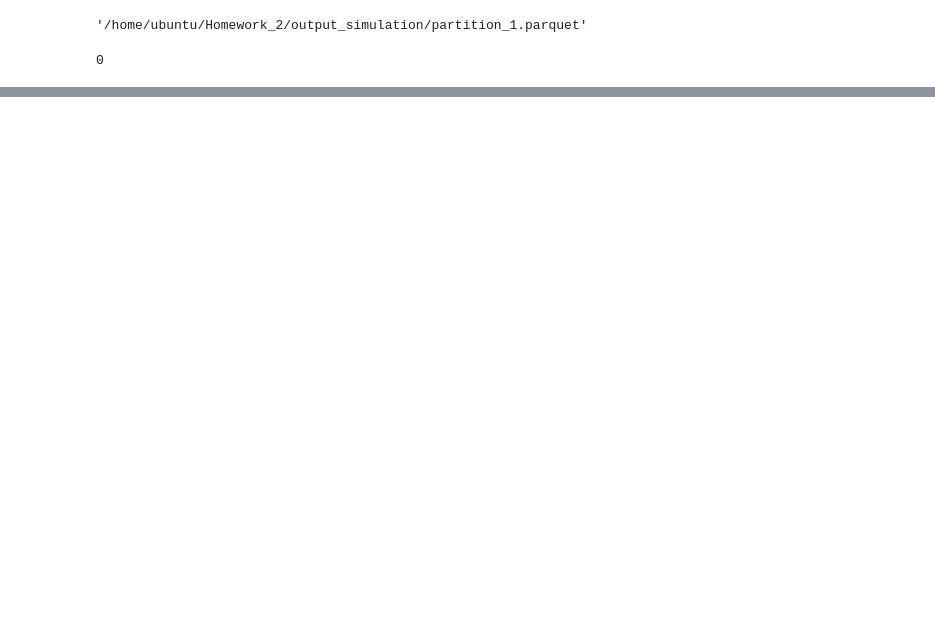
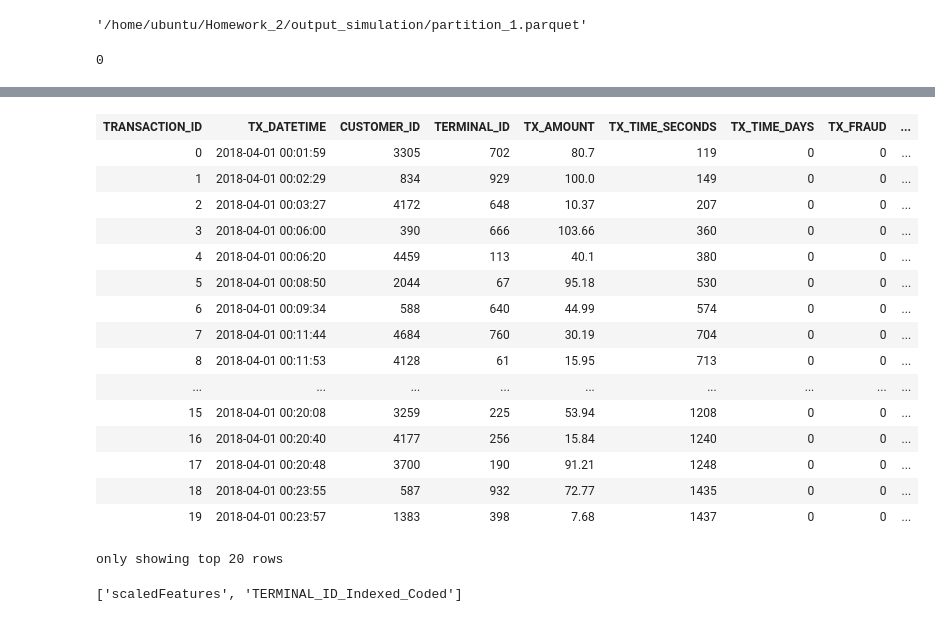
Before and after one commit to dimaioksha/fraud-detection-ml, a Jupyter notebook: Homework_2/Homework_2.ipynb, the cells around one changed output, grey strips where cells are left out. Drawn from its saved outputs; the diff is of its cells as text; code cells hidden in the pictures; blank space fills up the shorter version.

```diff
--- a/Homework_2/Homework_2.ipynb
+++ b/Homework_2/Homework_2.ipynb
@@ -552,0 +755,31 @@ df = spark.read.format("parquet").load(f"{file_name}")
+# %%
+from pyspark.ml.feature import OneHotEncoder
+
+catColumns = list(map(lambda x: x + "_Coded", stringColumnsIndexed))
+
+encoder = OneHotEncoder()\
+                    .setInputCols(stringColumnsIndexed)\
+                    .setOutputCols(catColumns)
+
+
+encoded = encoder.fit(indexed).transform(indexed)
+# %%
+encoded
+# %% [output]
+| TRANSACTION_ID | TX_DATETIME | CUSTOMER_ID | TERMINAL_ID | TX_AMOUNT | TX_TIME_SECONDS | TX_TIME_DAYS | TX_FRAUD | ... |
+| 0 | 2018-04-01 00:01:59 | 3305 | 702 | 80.7 | 119 | 0 | 0 | ... |
+| 1 | 2018-04-01 00:02:29 | 834 | 929 | 100.0 | 149 | 0 | 0 | ... |
+| 2 | 2018-04-01 00:03:27 | 4172 | 648 | 10.37 | 207 | 0 | 0 | ... |
+| 3 | 2018-04-01 00:06:00 | 390 | 666 | 103.66 | 360 | 0 | 0 | ... |
+| 4 | 2018-04-01 00:06:20 | 4459 | 113 | 40.1 | 380 | 0 | 0 | ... |
+| 5 | 2018-04-01 00:08:50 | 2044 | 67 | 95.18 | 530 | 0 | 0 | ... |
+| 6 | 2018-04-01 00:09:34 | 588 | 640 | 44.99 | 574 | 0 | 0 | ... |
+| 7 | 2018-04-01 00:11:44 | 4684 | 760 | 30.19 | 704 | 0 | 0 | ... |
+| 8 | 2018-04-01 00:11:53 | 4128 | 61 | 15.95 | 713 | 0 | 0 | ... |
+| ... | ... | ... | ... | ... | ... | ... | ... | ... |
+| 15 | 2018-04-01 00:20:08 | 3259 | 225 | 53.94 | 1208 | 0 | 0 | ... |
+| 16 | 2018-04-01 00:20:40 | 4177 | 256 | 15.84 | 1240 | 0 | 0 | ... |
+| 17 | 2018-04-01 00:20:48 | 3700 | 190 | 91.21 | 1248 | 0 | 0 | ... |
+| 18 | 2018-04-01 00:23:55 | 587 | 932 | 72.77 | 1435 | 0 | 0 | ... |
+| 19 | 2018-04-01 00:23:57 | 1383 | 398 | 7.68 | 1437 | 0 | 0 | ... |
+only showing top 20 rows
@@ -552,0 +804,4 @@ df = spark.read.format("parquet").load(f"{file_name}")
+# %%
+featureColumns
+# %% [output]
+['scaledFeatures', 'TERMINAL_ID_Indexed_Coded']
```
Also changed, not shown: parts of 18 cells of this notebook, 25 other files.
